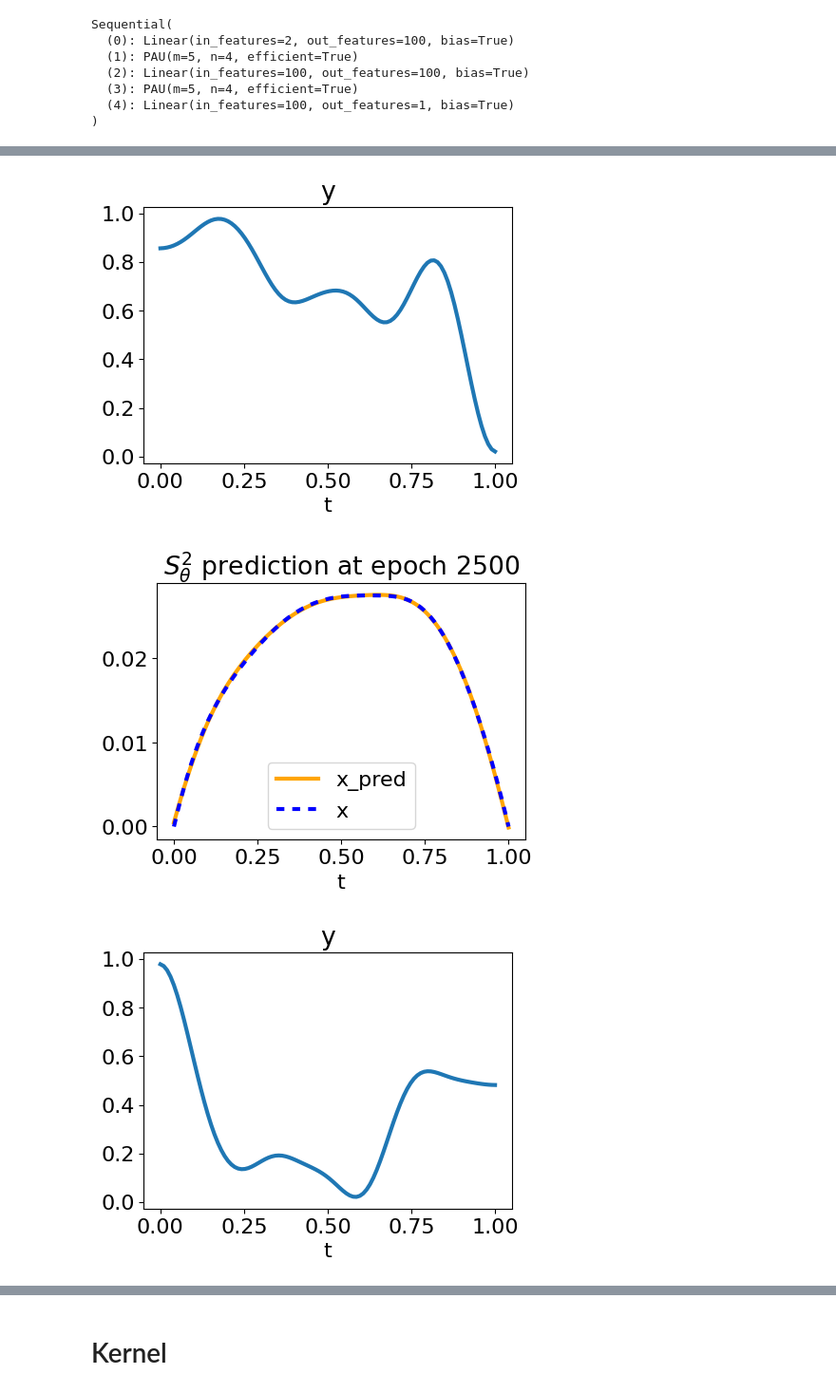
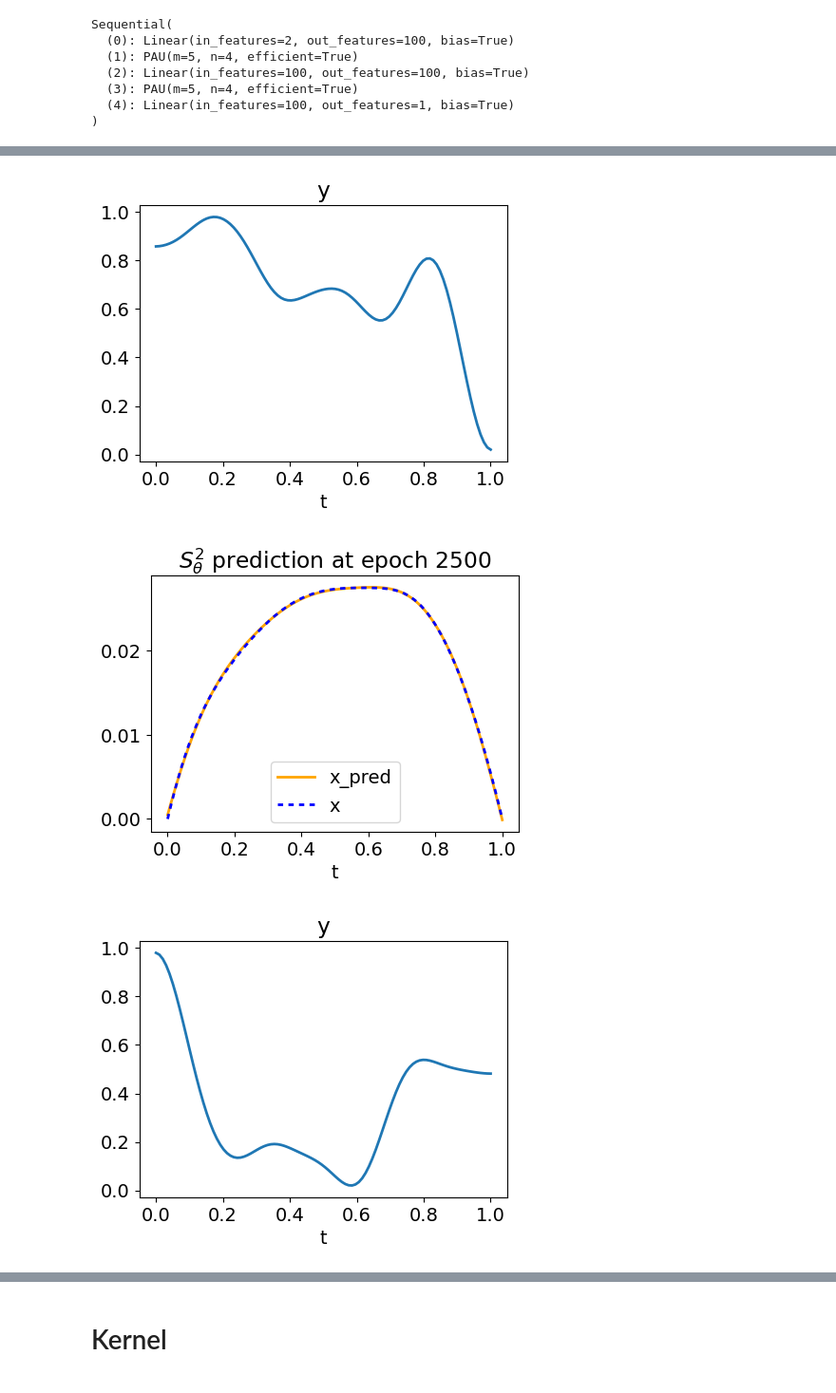
Before and after one commit to sebastian-sanchez-s/OperatorLearning, a Jupyter notebook: Poisson/1D/InspectKernel.ipynb, the cells around one changed output, grey strips where cells are left out. Shown at 95% size. Cells and saved outputs as stored; diff of their text form; code cells hidden in the pictures.

```diff
--- a/Poisson/1D/InspectKernel.ipynb
+++ b/Poisson/1D/InspectKernel.ipynb
@@ -12,7 +12,9 @@ import quad
 
 import gc
 
-PATH = Path('model')
+torch.set_grad_enabled(False)
+
+ROOT = Path('model')
 ARCH = Path('arch')
 
 FIGURES = Path('figures')
@@ -22,17 +24,27 @@ FIGURES_BASIS = FIGURES / 'basis/'
 FIGURES_KERNEL = FIGURES / 'kernel/'
 FIGURES_ERROR = FIGURES / 'error/'
 
-
 FIGURES_PRED.mkdir(exist_ok=True, parents=True)
 FIGURES_EIGV.mkdir(exist_ok=True, parents=True)
 FIGURES_BASIS.mkdir(exist_ok=True, parents=True)
 FIGURES_KERNEL.mkdir(exist_ok=True, parents=True)
 FIGURES_ERROR.mkdir(exist_ok=True, parents=True)
 
-SLIDE_FLAG = '_slide'
+name = 'S2_qs100_raw'
+epoch = 2_500
+
+with open(ARCH / f'{name}.json', 'r') as f:
+    params = json.load(f)
+
+PATH = ROOT / params['name']
 
 savefig = True
-plt.rc('font', size=16)
-plt.rc('lines', linewidth=3)
+MODEL_PREFIX = r'$S^2_{\theta}$'
 
-torch.set_grad_enabled(False)
+FIGURES_PREFIX = f'{params["name"]}_epoch{epoch}'
+plt.rc('font', size=14)
+plt.rc('lines', linewidth=2)
+
+# FIGURES_PREFIX = f'{params["name"]}_epoch{epoch}_slide'
+# plt.rc('font', size=16)
+# plt.rc('lines', linewidth=4)
@@ -41,15 +51,9 @@ torch.autograd.grad_mode.set_grad_enabled(mode=False)
 # %%
-name = 'S2_qs100_raw'
-epoch = 2500
-
-with open(ARCH / f'{name}.json', 'r') as f:
-    params = json.load(f)
-
 K = init_sequential(
     params['layers'],
     params['finish_with_activation'])
 
-data = torch.load(PATH / params['name'] / f'{epoch}.model')
+data = torch.load(PATH / f'{epoch}.model')
 
 K.load_state_dict(data['K'][0])
 # %% [output]
@@ -98,7 +96,7 @@ def model(xb, t):
 
     # return result
 # %%
-x_ds, y_ds = torch.load(PATH / params["name"] / 'valid.ds')
+x_ds, y_ds = torch.load(PATH / 'valid.ds')
 size = len(x_ds)
 step = size // 10
 
@@ -119,20 +117,20 @@ for i, idx in enumerate(range(0, size, step)):
     plt.xlabel('t')
     plt.legend()
     if savefig:
-        plt.savefig(FIGURES_PRED / f'{params["name"]}_{epoch}_Fig{i}.png', bbox_inches = 'tight')
-    plt.title(r'$S^2_{\theta}$' + f' prediction at epoch {epoch}')
+        plt.savefig(FIGURES_PRED / f'{FIGURES_PREFIX}_Fig{i}.png', bbox_inches = 'tight')
+    plt.title(MODEL_PREFIX + f' prediction at epoch {epoch}')
     if savefig:
-        plt.savefig(FIGURES_PRED / f'{params["name"]}_{epoch}_Fig{i}_with_title.png', bbox_inches = 'tight')
+        plt.savefig(FIGURES_PRED / f'{FIGURES_PREFIX}_Fig{i}_with_title.png', bbox_inches = 'tight')
     plt.show()
 
     plt.figure(figsize=(5, 3.5))
     plt.plot(int_p, x_ds[idx], label='y')
     plt.xlabel('t')
     if savefig:
-        plt.savefig(FIGURES_PRED / f'y_Fig{i}.png', bbox_inches = 'tight')
+        plt.savefig(FIGURES_PRED / f'{FIGURES_PREFIX}_y_Fig{i}.png', bbox_inches = 'tight')
     plt.title('y')
     if savefig:
-        plt.savefig(FIGURES_PRED / f'y_Fig{i}_with_title.png', bbox_inches = 'tight')
+        plt.savefig(FIGURES_PRED / f'{FIGURES_PREFIX}_y_Fig{i}_with_title.png', bbox_inches = 'tight')
     plt.show()
 
     plt.close('all')
@@ -144,3 +142,3 @@ for i, idx in enumerate(range(0, size, step)):
-[figure, old version]
+[figure, new version]
-[figure, old version]
+[figure, new version]
-[figure, old version]
+[figure, new version]
```
Also changed, not shown: parts of 12 cells of this notebook, 2 other files.
